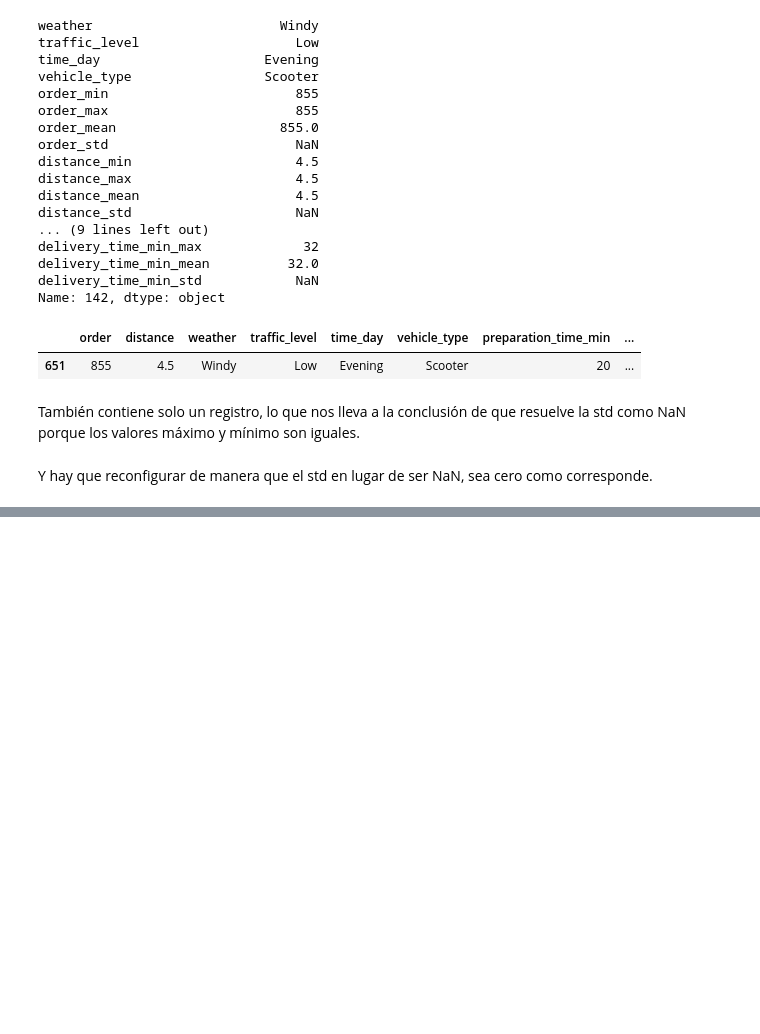
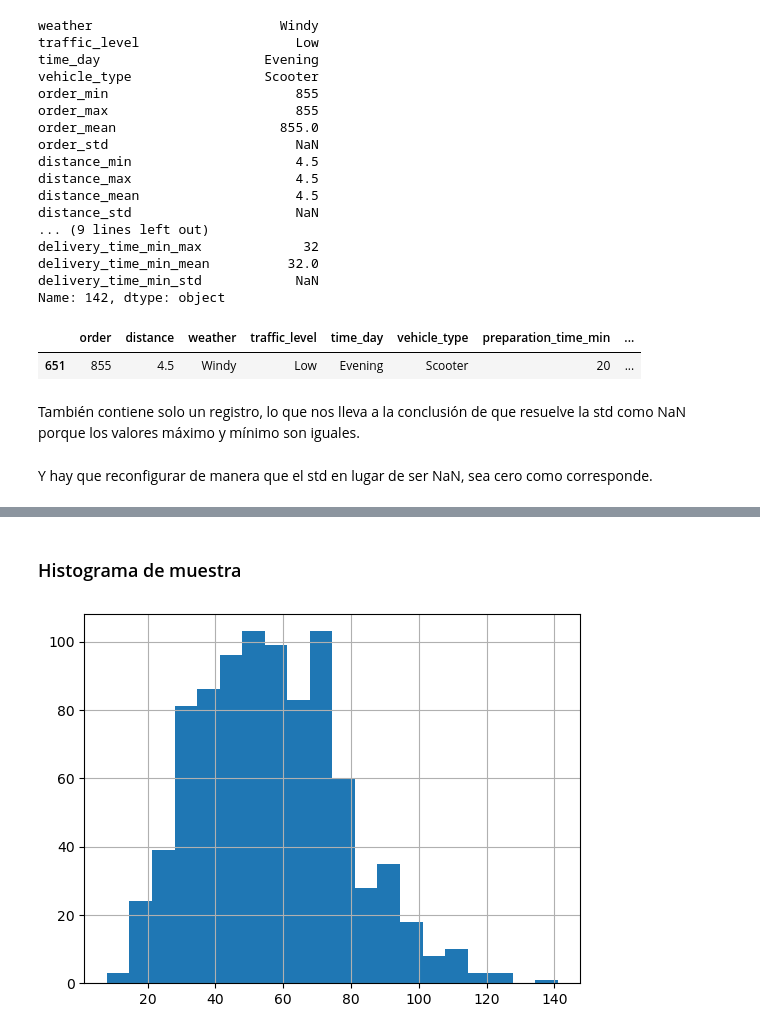
Before and after one commit to kattherineh/Simulacion-de-dataset, a Jupyter notebook: ProyectoEDA.ipynb, the cells around one changed output, grey strips where cells are left out. Cells and saved outputs as stored; diff of their text form; code cells hidden in the pictures; blank space fills up the shorter version.

```diff
--- a/ProyectoEDA.ipynb
+++ b/ProyectoEDA.ipynb
@@ -739,0 +726,7 @@ dfextended
+# %% [markdown]
+### Histograma de muestra
+# %%
+df['delivery_time_min'].hist(bins=20)
+plt.show()
+# %% [output]
+[figure, added]
```
Also changed, not shown: parts of 41 cells of this notebook.
